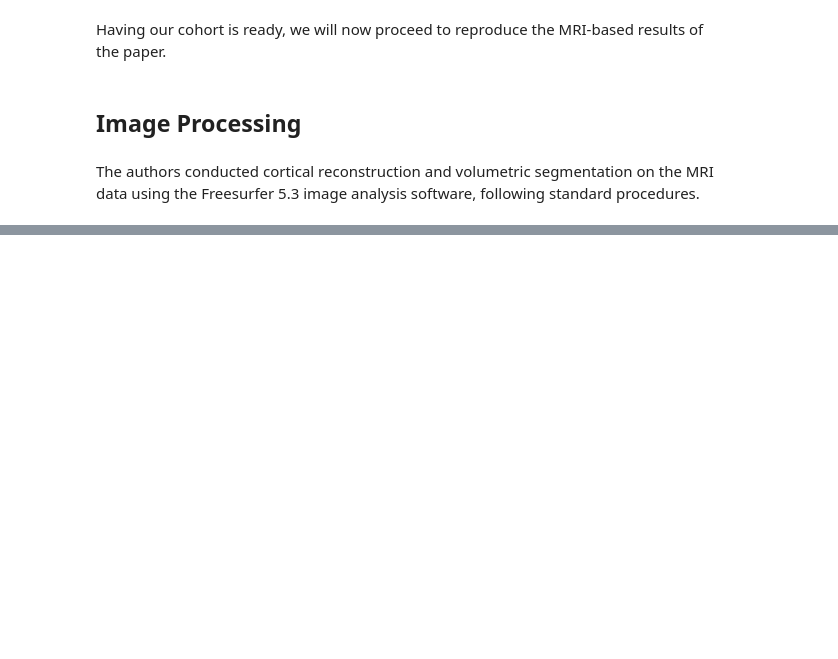
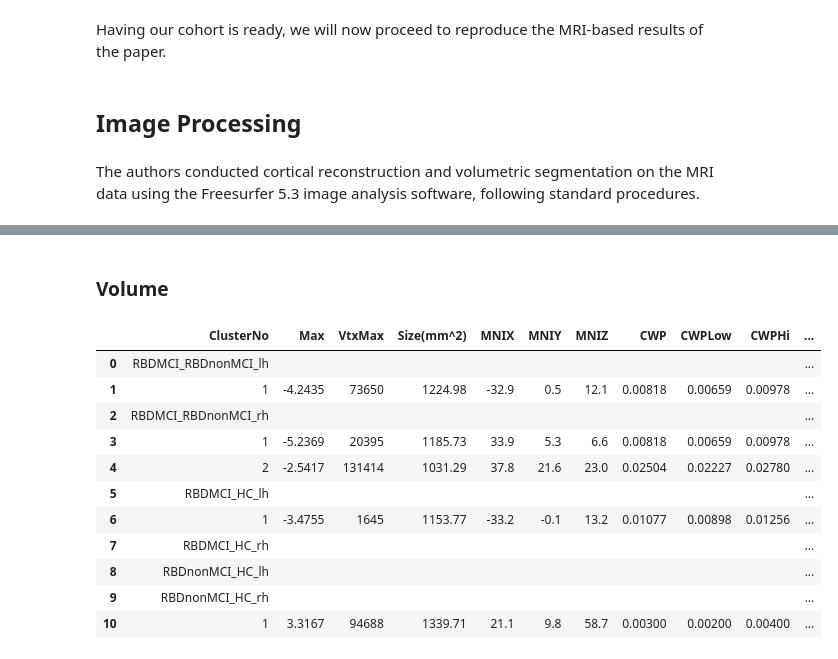
Before and after one commit to LivingPark-MRI/rahayel-etal, a Jupyter notebook: rahayel-etal-2018.ipynb, the cells around one changed output, grey strips where cells are left out. Cells and saved outputs as stored; diff of their text form; code cells hidden in the pictures; blank space fills up the shorter version.

```diff
--- a/rahayel-etal-2018.ipynb
+++ b/rahayel-etal-2018.ipynb
@@ -866,0 +1347,17 @@ Overall, our study provides further evidence for the importance of examining the
+# %% [markdown]
+### Volume
+# %%
+get_group_differences("volume")
+# %% [output]
+|  | ClusterNo | Max | VtxMax | Size(mm^2) | MNIX | MNIY | MNIZ | CWP | CWPLow | CWPHi | ... |
+| 0 | RBDMCI_RBDnonMCI_lh |  |  |  |  |  |  |  |  |  | ... |
+| 1 | 1 | -4.2435 | 73650 | 1224.98 | -32.9 | 0.5 | 12.1 | 0.00818 | 0.00659 | 0.00978 | ... |
+| 2 | RBDMCI_RBDnonMCI_rh |  |  |  |  |  |  |  |  |  | ... |
+| 3 | 1 | -5.2369 | 20395 | 1185.73 | 33.9 | 5.3 | 6.6 | 0.00818 | 0.00659 | 0.00978 | ... |
+| 4 | 2 | -2.5417 | 131414 | 1031.29 | 37.8 | 21.6 | 23.0 | 0.02504 | 0.02227 | 0.02780 | ... |
+| 5 | RBDMCI_HC_lh |  |  |  |  |  |  |  |  |  | ... |
+| 6 | 1 | -3.4755 | 1645 | 1153.77 | -33.2 | -0.1 | 13.2 | 0.01077 | 0.00898 | 0.01256 | ... |
+| 7 | RBDMCI_HC_rh |  |  |  |  |  |  |  |  |  | ... |
+| 8 | RBDnonMCI_HC_lh |  |  |  |  |  |  |  |  |  | ... |
+| 9 | RBDnonMCI_HC_rh |  |  |  |  |  |  |  |  |  | ... |
+| 10 | 1 | 3.3167 | 94688 | 1339.71 | 21.1 | 9.8 | 58.7 | 0.00300 | 0.00200 | 0.00400 | ... |
```
Also changed, not shown: parts of 59 cells of this notebook.
